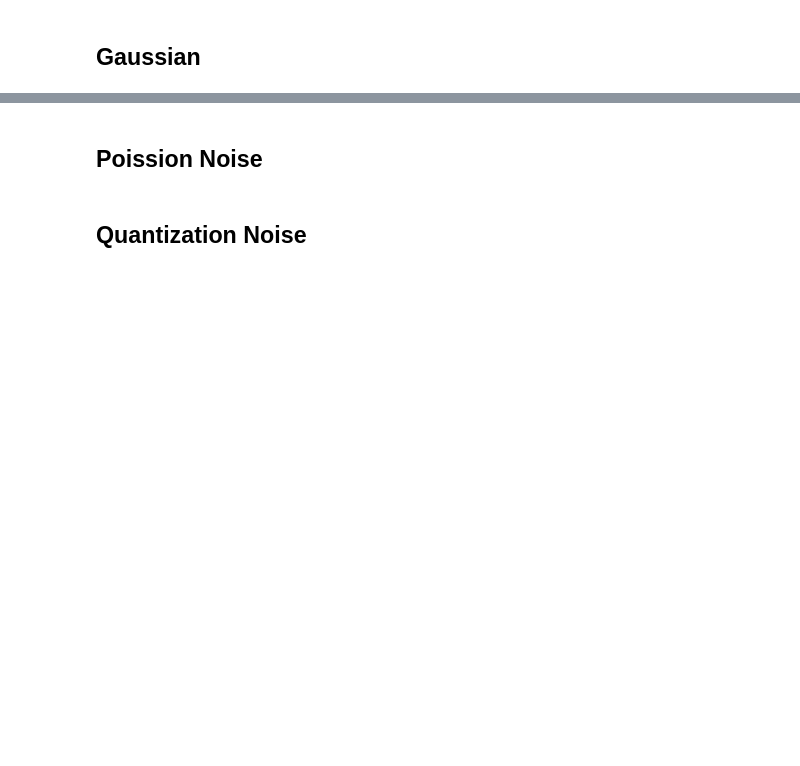
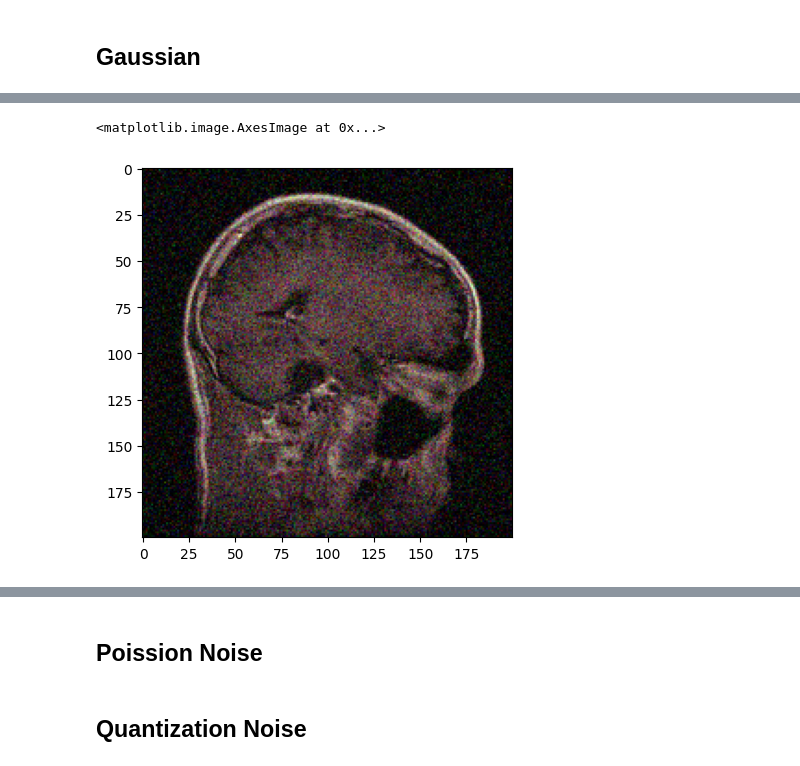
Before and after one commit to srt3264/Brain-Tumor-MRI-Classification, a Jupyter notebook: add_noise_to_images.ipynb, the cells around one changed output, grey strips where cells are left out. Saved outputs shown, nothing was run; the diff lists cells and outputs as text; code cells hidden in the pictures; blank space fills up the shorter version.

```diff
--- a/add_noise_to_images.ipynb
+++ b/add_noise_to_images.ipynb
@@ -41,0 +92,16 @@ x_test_noisy = datagen.flow(x_test, batch_size=len(x_test), shuffle=False).next(
+# %%
+import numpy as np
+
+# Add very little Gaussian noise to the training set
+x_train_noisy = x_train.copy()
+x_train_noisy = np.clip(x_train_noisy + np.random.normal(loc=0.0, scale=.1, size=x_train_noisy.shape), 0.0, 1.0)
+
+# Add very little Gaussian noise to the test set
+x_test_noisy = x_test.copy()
+x_test_noisy = np.clip(x_test_noisy + np.random.normal(loc=0.0, scale=.1, size=x_test_noisy.shape), 0.0, 1.0)
+# %%
+#show the first image in the training set
+plt.imshow(x_train_noisy[10])
+# %% [output]
+<matplotlib.image.AxesImage at 0x...>
+[figure, added]
```
Also changed, not shown: parts of 6 cells of this notebook.
